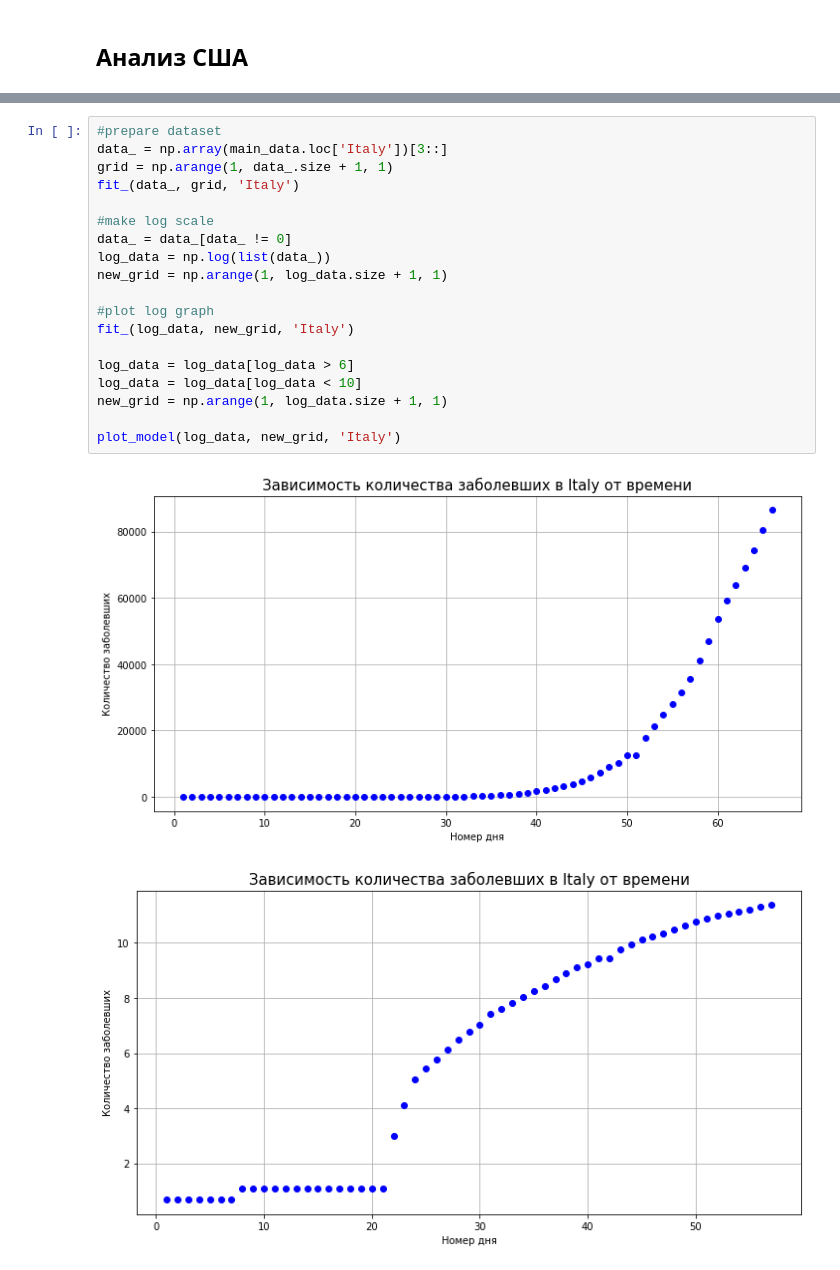
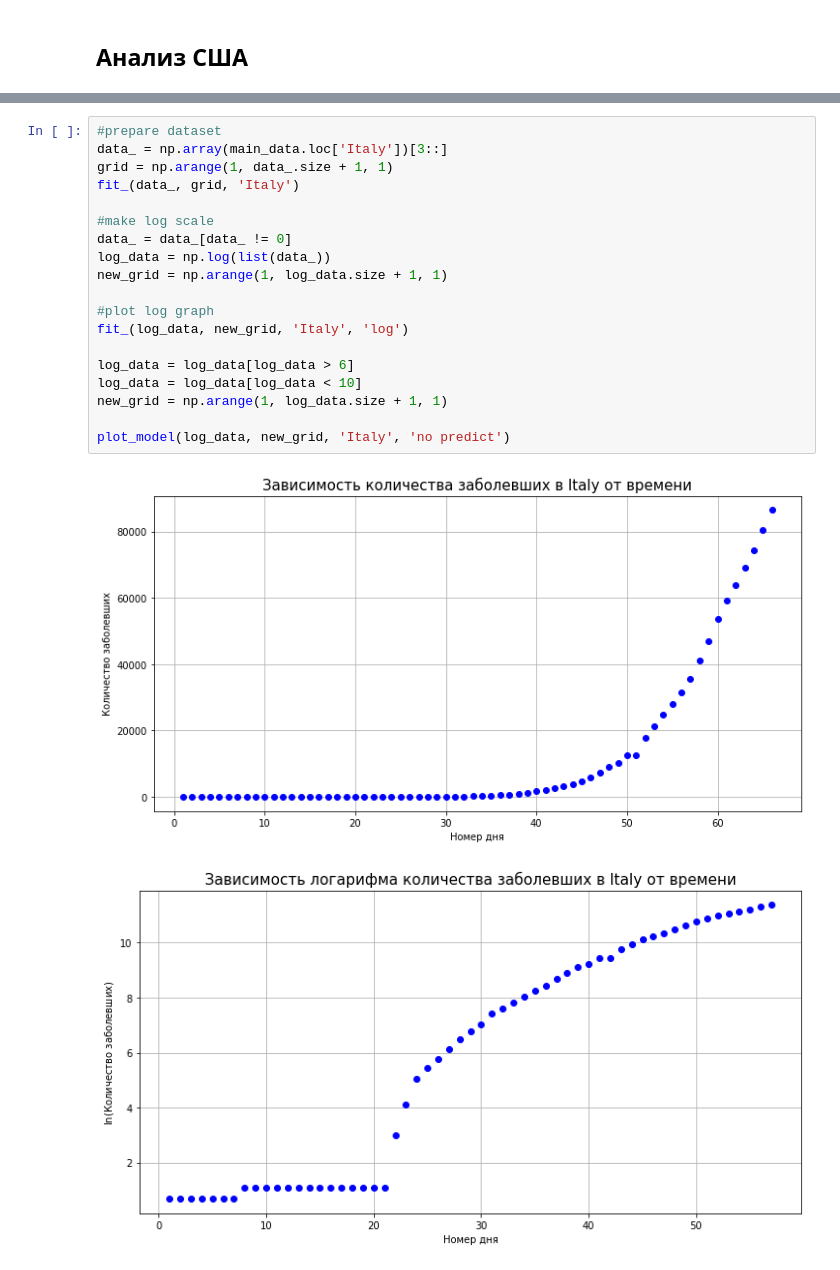
Before and after one commit to Ezmalts/Covid-2019, a Jupyter notebook: covid-2019.ipynb, the cells around one changed output, grey strips where cells are left out. Drawn from its saved outputs; the diff is of its cells as text.

```diff
--- a/covid-2019.ipynb
+++ b/covid-2019.ipynb
@@ -187,25 +189,25 @@ plot_model(log_data, new_grid, 'China')
 # %%
 #prepare dataset
 data_ = np.array(main_data.loc['Italy'])[3::]
 grid = np.arange(1, data_.size + 1, 1)
 fit_(data_, grid, 'Italy')
 
 #make log scale
 data_ = data_[data_ != 0]
 log_data = np.log(list(data_))
 new_grid = np.arange(1, log_data.size + 1, 1)
 
 #plot log graph
-fit_(log_data, new_grid, 'Italy')
+fit_(log_data, new_grid, 'Italy', 'log')
 
 log_data = log_data[log_data > 6]
 log_data = log_data[log_data < 10]
 new_grid = np.arange(1, log_data.size + 1, 1)
 
-plot_model(log_data, new_grid, 'Italy')
+plot_model(log_data, new_grid, 'Italy', 'no predict')
 # %% [output]
 [figure]
-[figure, old version]
+[figure, new version]
 Параметры линейной зависимости:
 
 0.2164 x + 6.198
```
Also changed, not shown: parts of 3 cells of this notebook.
